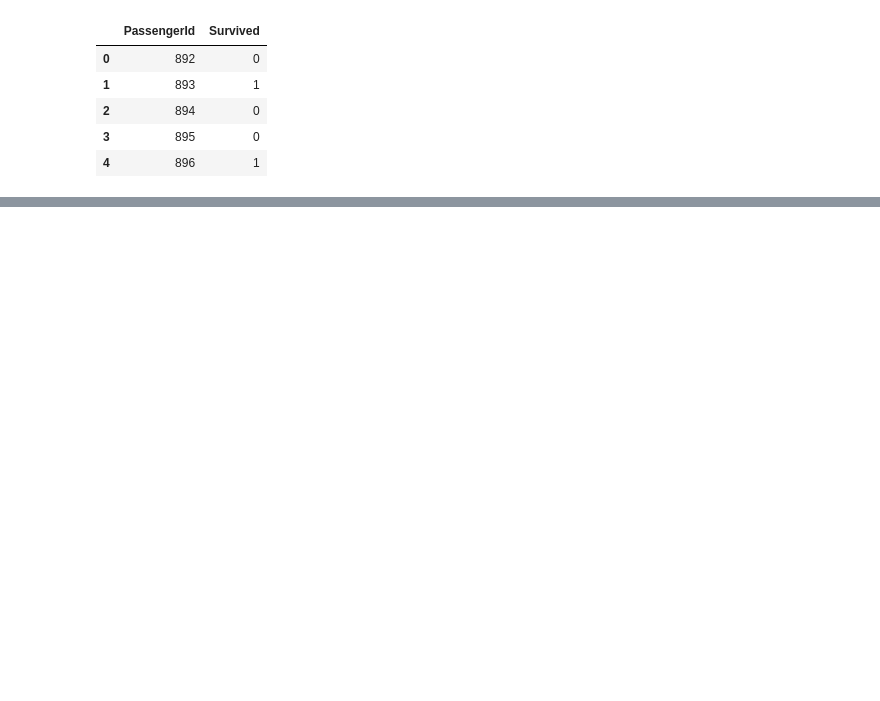
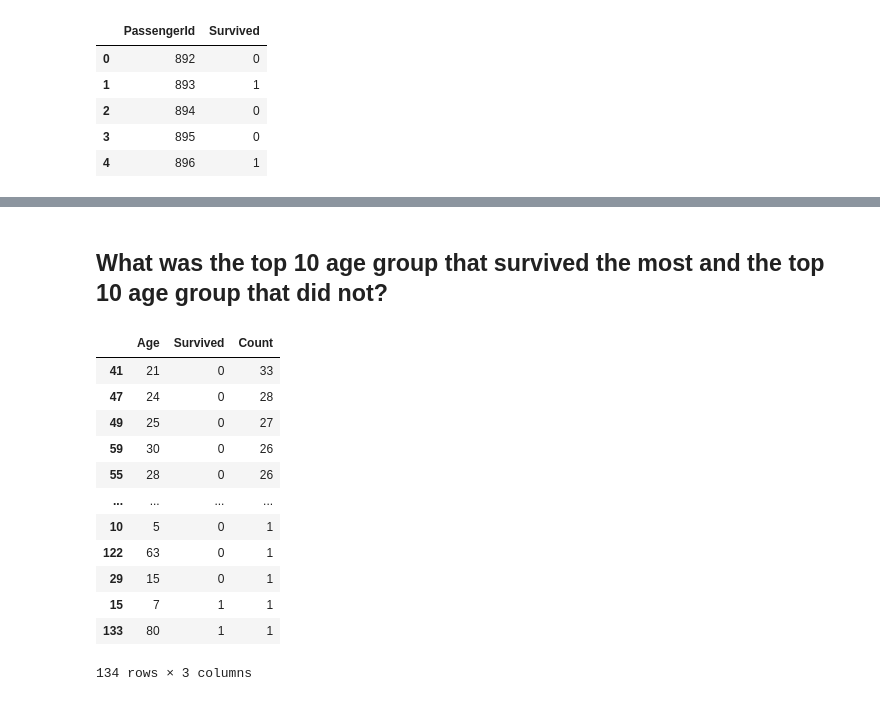
Before and after one commit to estebansolo/data-challenges, a Jupyter notebook: Titanic/challenge.ipynb, the cells around one changed output, grey strips where cells are left out. Saved outputs shown, nothing was run; the diff lists cells and outputs as text; code cells hidden in the pictures; blank space fills up the shorter version.

```diff
--- a/Titanic/challenge.ipynb
+++ b/Titanic/challenge.ipynb
@@ -41,0 +104,2 @@ df_gender.head()
+# %% [markdown]
+## What was the top 10 age group that survived the most and the top 10 age group that did not?
@@ -41,0 +110,18 @@ df_gender.head()
+# %%
+df_top_age = df_top_age.groupby(['Age', 'Survived'])['Age'].count().to_frame('Count').reset_index()
+df_top_age.sort_values(by=["Count"], ascending=False, inplace=True)
+df_top_age
+# %% [output]
+|  | Age | Survived | Count |
+| 41 | 21 | 0 | 33 |
+| 47 | 24 | 0 | 28 |
+| 49 | 25 | 0 | 27 |
+| 59 | 30 | 0 | 26 |
+| 55 | 28 | 0 | 26 |
+| ... | ... | ... | ... |
+| 10 | 5 | 0 | 1 |
+| 122 | 63 | 0 | 1 |
+| 29 | 15 | 0 | 1 |
+| 15 | 7 | 1 | 1 |
+| 133 | 80 | 1 | 1 |
+134 rows × 3 columns
```
Also changed, not shown: parts of 26 cells of this notebook.
